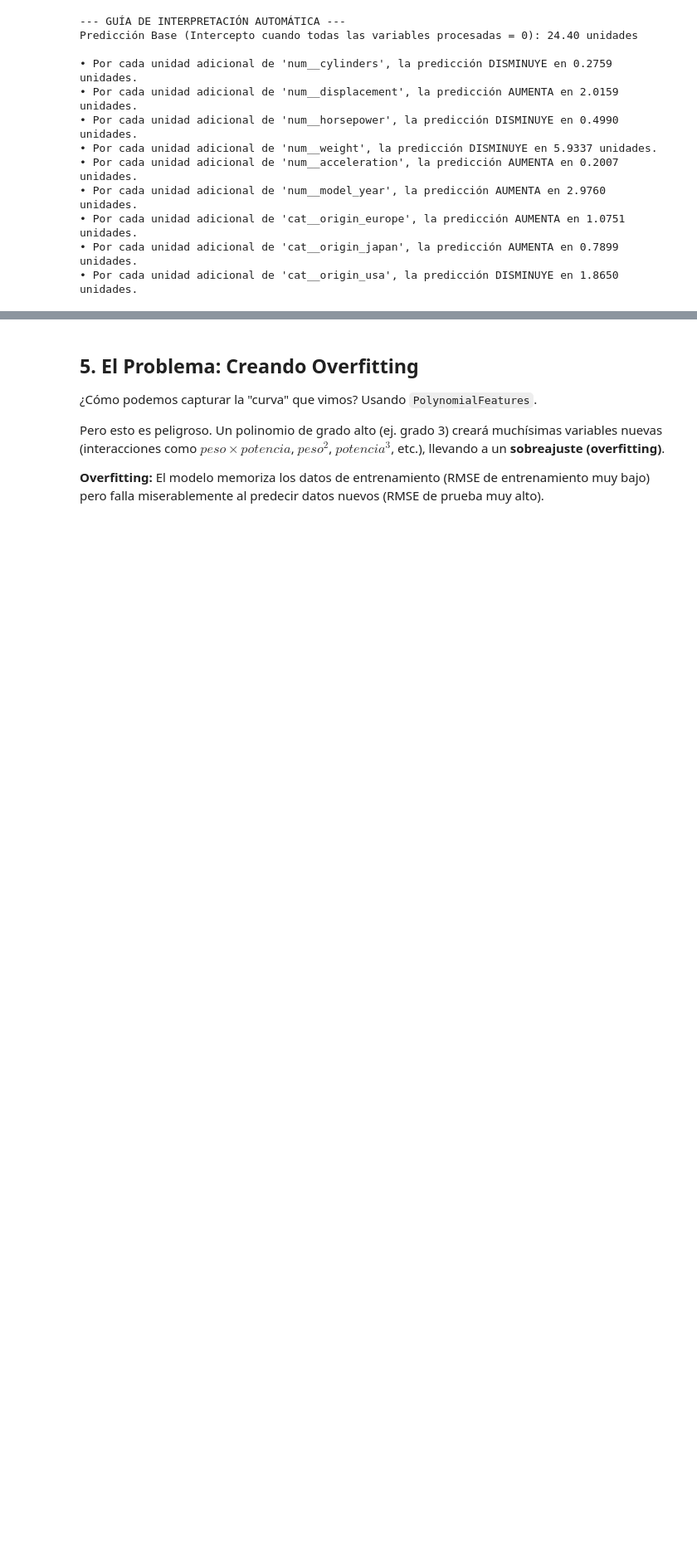
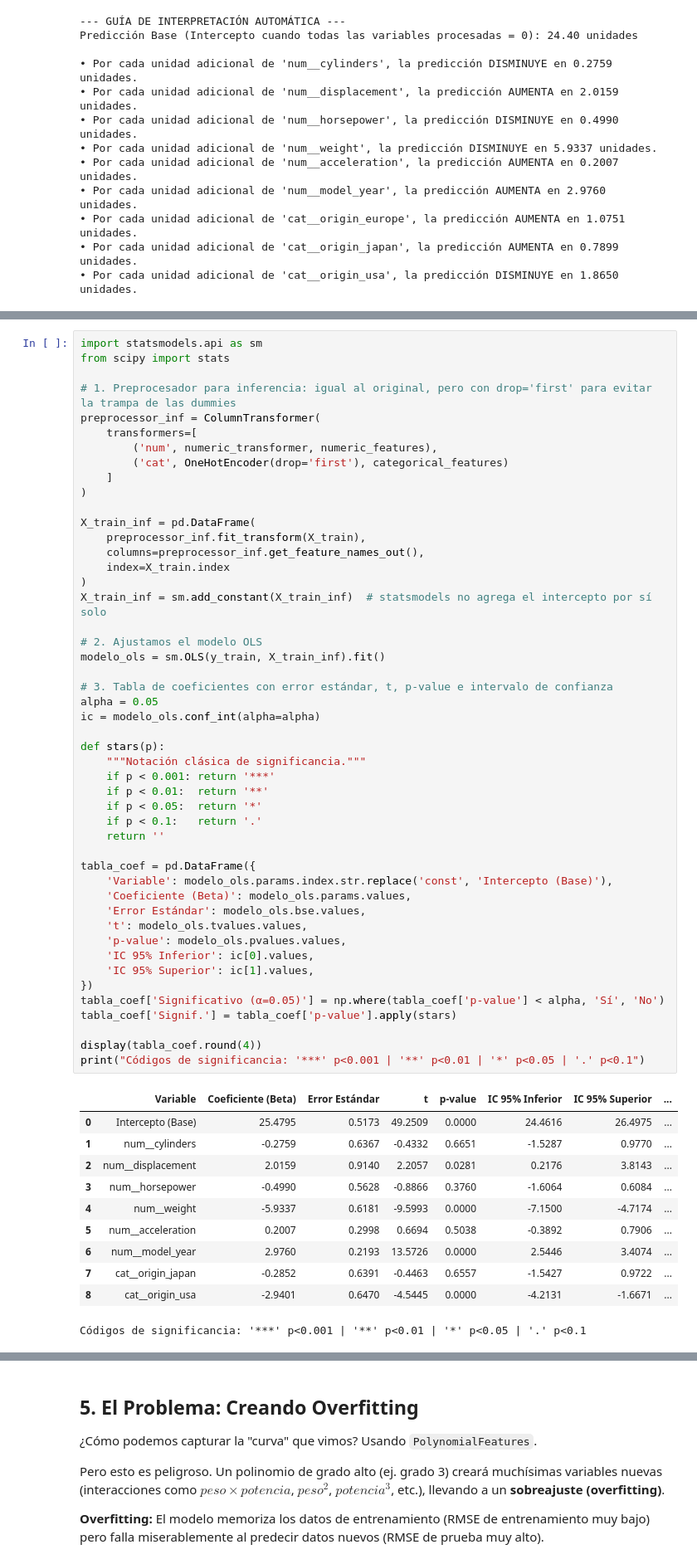
Before and after one commit to sergiomorapardo/StochasticAITechniquesClass, a Jupyter notebook: Notebooks/L4_LinearRegression.ipynb, the cells around one changed output, grey strips where cells are left out. Shown at 83% size. Drawn from its saved outputs; the diff is of its cells as text; blank space fills up the shorter version.

```diff
--- a/Notebooks/L4_LinearRegression.ipynb
+++ b/Notebooks/L4_LinearRegression.ipynb
@@ -419,0 +470,60 @@ Predicción Base (Intercepto cuando todas las variables procesadas = 0): 24.40 u
+# %%
+import statsmodels.api as sm
+from scipy import stats
+
+# 1. Preprocesador para inferencia: igual al original, pero con drop='first' para evitar la trampa de las dummies
+preprocessor_inf = ColumnTransformer(
+    transformers=[
+        ('num', numeric_transformer, numeric_features),
+        ('cat', OneHotEncoder(drop='first'), categorical_features)
+    ]
+)
+
+X_train_inf = pd.DataFrame(
+    preprocessor_inf.fit_transform(X_train),
+    columns=preprocessor_inf.get_feature_names_out(),
+    index=X_train.index
+)
+X_train_inf = sm.add_constant(X_train_inf)  # statsmodels no agrega el intercepto por sí solo
+
+# 2. Ajustamos el modelo OLS
+modelo_ols = sm.OLS(y_train, X_train_inf).fit()
+
+# 3. Tabla de coeficientes con error estándar, t, p-value e intervalo de confianza
+alpha = 0.05
+ic = modelo_ols.conf_int(alpha=alpha)
+
+def stars(p):
+    """Notación clásica de significancia."""
+    if p < 0.001: return '***'
+    if p < 0.01:  return '**'
+    if p < 0.05:  return '*'
+    if p < 0.1:   return '.'
+    return ''
+
+tabla_coef = pd.DataFrame({
+    'Variable': modelo_ols.params.index.str.replace('const', 'Intercepto (Base)'),
+    'Coeficiente (Beta)': modelo_ols.params.values,
+    'Error Estándar': modelo_ols.bse.values,
+    't': modelo_ols.tvalues.values,
+    'p-value': modelo_ols.pvalues.values,
+    'IC 95% Inferior': ic[0].values,
+    'IC 95% Superior': ic[1].values,
+})
+tabla_coef['Significativo (α=0.05)'] = np.where(tabla_coef['p-value'] < alpha, 'Sí', 'No')
+tabla_coef['Signif.'] = tabla_coef['p-value'].apply(stars)
+
+display(tabla_coef.round(4))
+print("Códigos de significancia: '***' p<0.001 | '**' p<0.01 | '*' p<0.05 | '.' p<0.1")
+# %% [output]
+|  | Variable | Coeficiente (Beta) | Error Estándar | t | p-value | IC 95% Inferior | IC 95% Superior | ... |
+| 0 | Intercepto (Base) | 25.4795 | 0.5173 | 49.2509 | 0.0000 | 24.4616 | 26.4975 | ... |
+| 1 | num__cylinders | -0.2759 | 0.6367 | -0.4332 | 0.6651 | -1.5287 | 0.9770 | ... |
+| 2 | num__displacement | 2.0159 | 0.9140 | 2.2057 | 0.0281 | 0.2176 | 3.8143 | ... |
+| 3 | num__horsepower | -0.4990 | 0.5628 | -0.8866 | 0.3760 | -1.6064 | 0.6084 | ... |
+| 4 | num__weight | -5.9337 | 0.6181 | -9.5993 | 0.0000 | -7.1500 | -4.7174 | ... |
+| 5 | num__acceleration | 0.2007 | 0.2998 | 0.6694 | 0.5038 | -0.3892 | 0.7906 | ... |
+| 6 | num__model_year | 2.9760 | 0.2193 | 13.5726 | 0.0000 | 2.5446 | 3.4074 | ... |
+| 7 | cat__origin_japan | -0.2852 | 0.6391 | -0.4463 | 0.6557 | -1.5427 | 0.9722 | ... |
+| 8 | cat__origin_usa | -2.9401 | 0.6470 | -4.5445 | 0.0000 | -4.2131 | -1.6671 | ... |
+Códigos de significancia: '***' p<0.001 | '**' p<0.01 | '*' p<0.05 | '.' p<0.1
```
Also changed, not shown: parts of 24 cells of this notebook.
